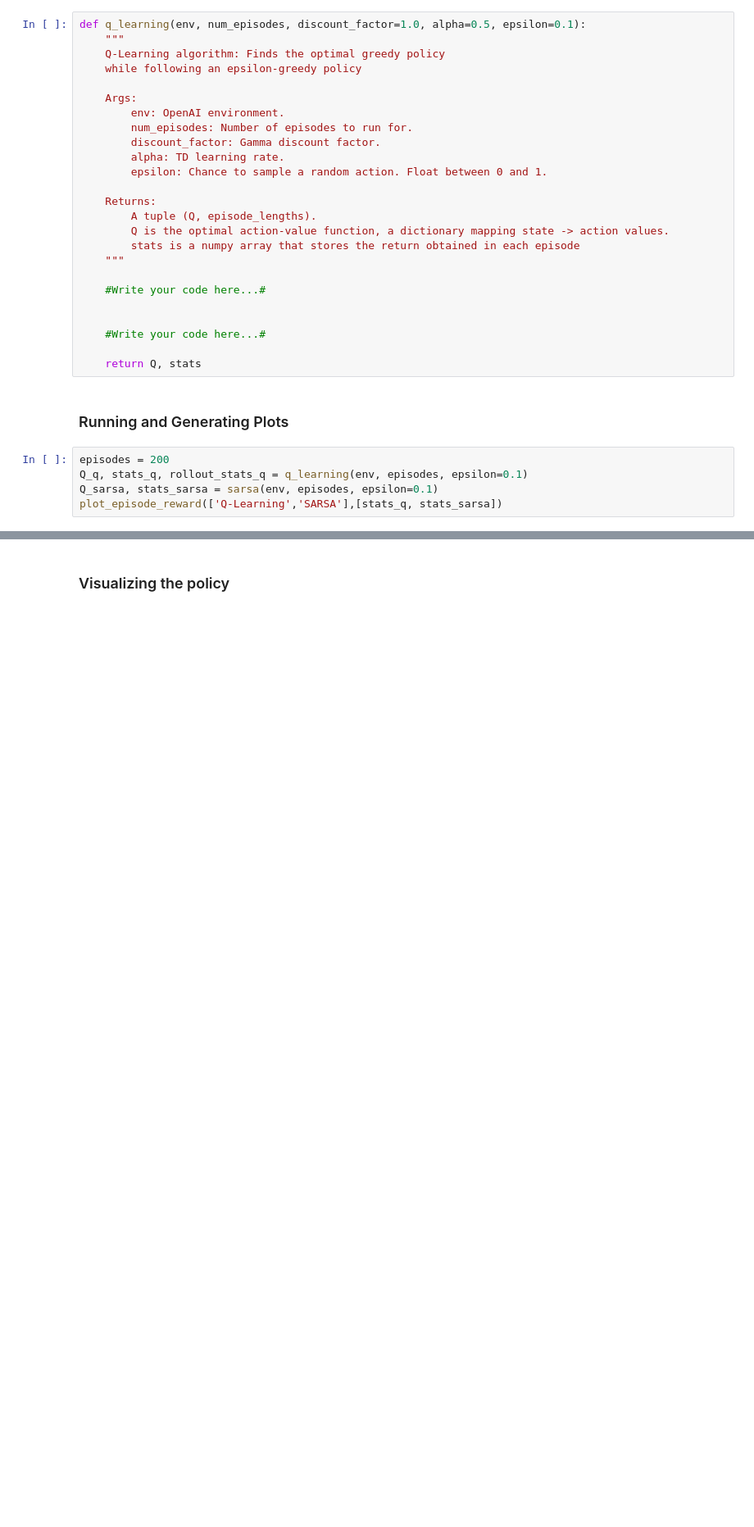
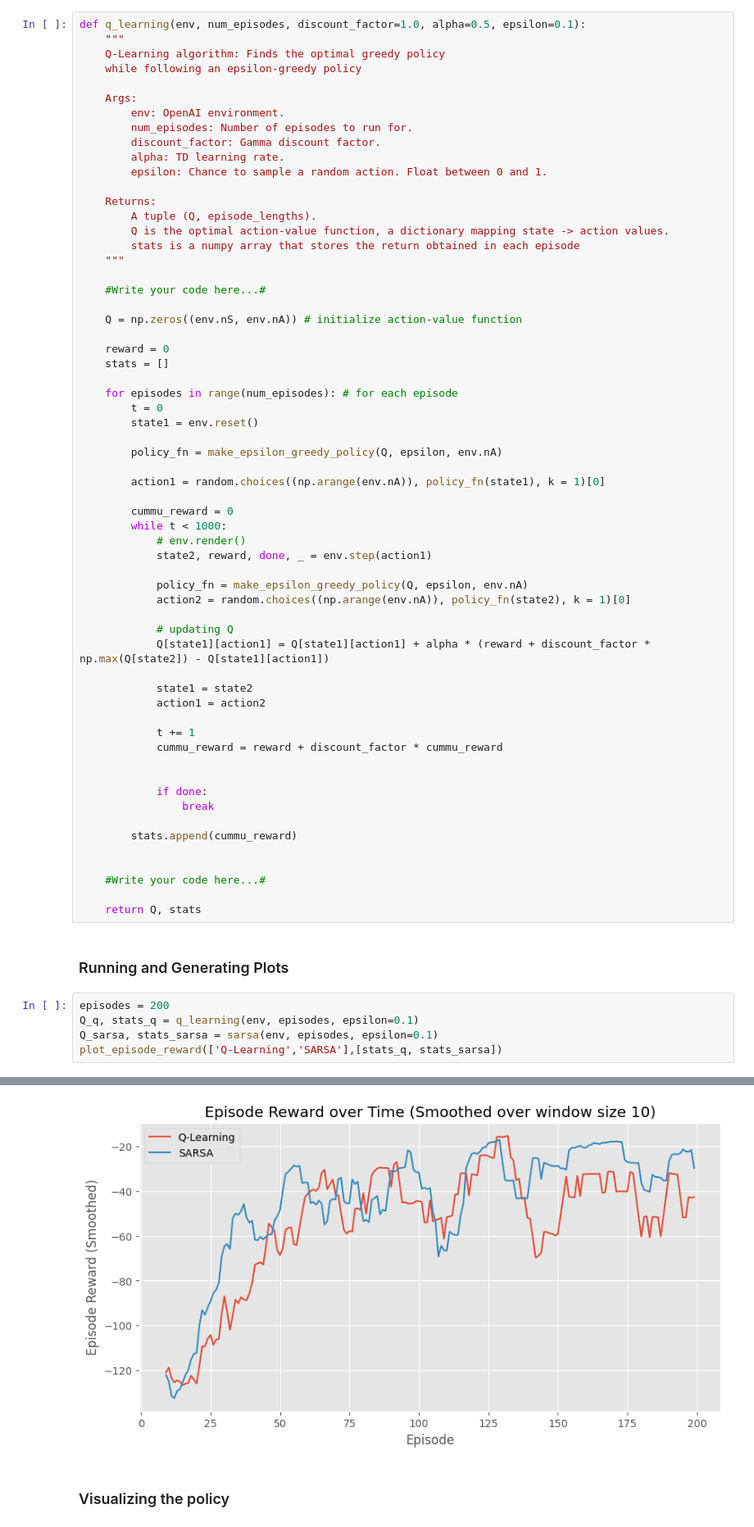
Before and after one commit to priyagole/EE675-Reinforcement-Learning, a Jupyter notebook: Assignment3/Assignment3.ipynb, the cells around one changed output, grey strips where cells are left out. Shown at 82% size. Cells and saved outputs as stored; diff of their text form; blank space fills up the shorter version.

```diff
--- a/Assignment3/Assignment3.ipynb
+++ b/Assignment3/Assignment3.ipynb
@@ -301,6 +301,42 @@ def q_learning(env, num_episodes, discount_factor=1.0, alpha=0.5, epsilon=0.1):
 
     #Write your code here...#
 
+    Q = np.zeros((env.nS, env.nA)) # initialize action-value function
+
+    reward = 0
+    stats = []
+
+    for episodes in range(num_episodes): # for each episode
+        t = 0
+        state1 = env.reset()
+
+        policy_fn = make_epsilon_greedy_policy(Q, epsilon, env.nA)
+
+        action1 = random.choices((np.arange(env.nA)), policy_fn(state1), k = 1)[0]
+
+        cummu_reward = 0
+        while t < 1000:
+            # env.render()
+            state2, reward, done, _ = env.step(action1)
+
+            policy_fn = make_epsilon_greedy_policy(Q, epsilon, env.nA)
+            action2 = random.choices((np.arange(env.nA)), policy_fn(state2), k = 1)[0]
+
+            # updating Q
+            Q[state1][action1] = Q[state1][action1] + alpha * (reward + discount_factor * np.max(Q[state2]) - Q[state1][action1])
+
+            state1 = state2
+            action1 = action2
+
+            t += 1
+            cummu_reward = reward + discount_factor * cummu_reward
+
+
+            if done:
+                break
+
+        stats.append(cummu_reward)
+
 
     #Write your code here...#
 
@@ -309,7 +345,7 @@ def q_learning(env, num_episodes, discount_factor=1.0, alpha=0.5, epsilon=0.1):
 ### Running and Generating Plots
 # %%
 episodes = 200
-Q_q, stats_q, rollout_stats_q = q_learning(env, episodes, epsilon=0.1)
+Q_q, stats_q = q_learning(env, episodes, epsilon=0.1)
 Q_sarsa, stats_sarsa = sarsa(env, episodes, epsilon=0.1)
 plot_episode_reward(['Q-Learning','SARSA'],[stats_q, stats_sarsa])
 # %% [output]
@@ -317,3 +352,4 @@ NameError: name 'stats' is not defined
+[figure, added]
 # %% [markdown]
 ### Visualizing the policy
 # %%
```
Also changed, not shown: parts of 4 cells of this notebook.
